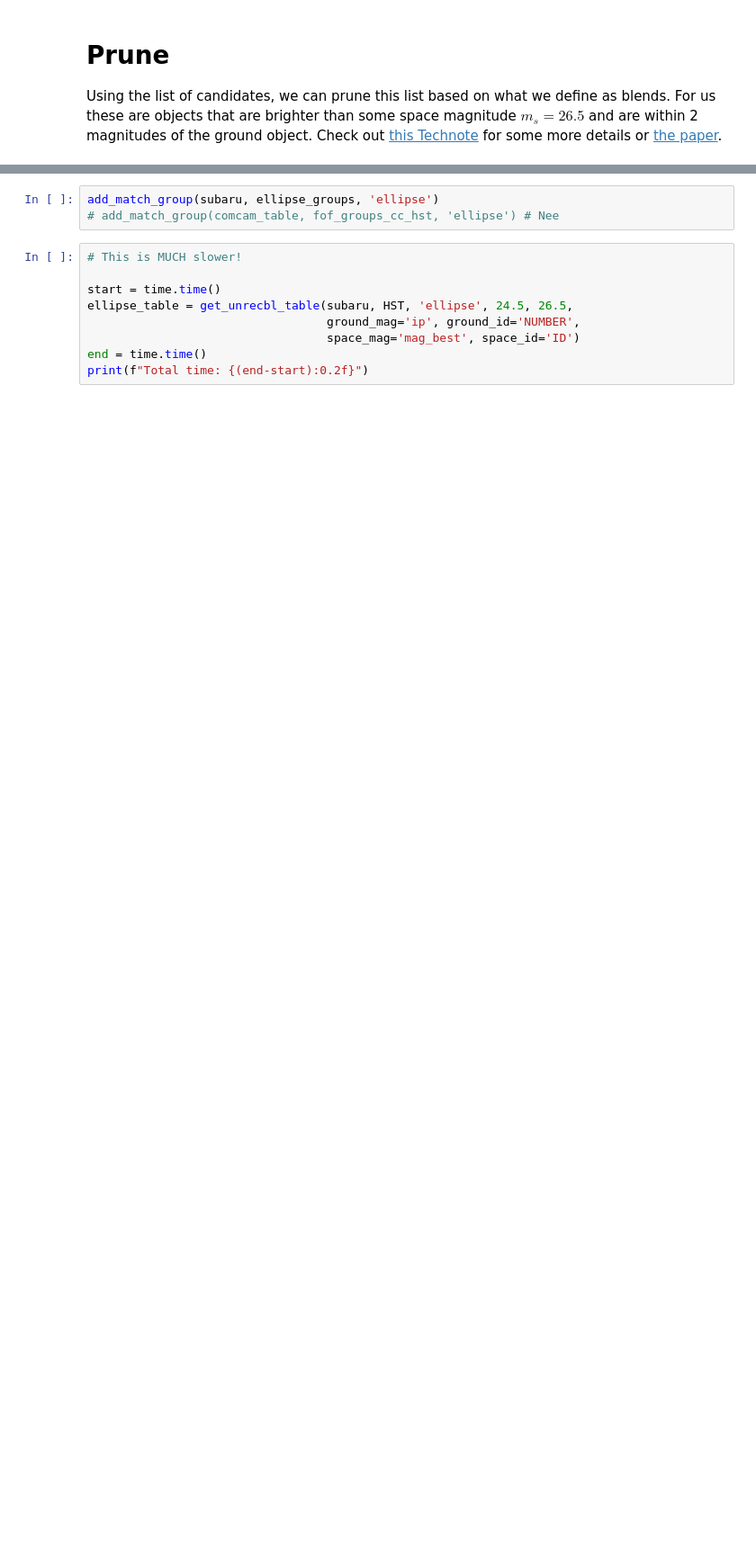
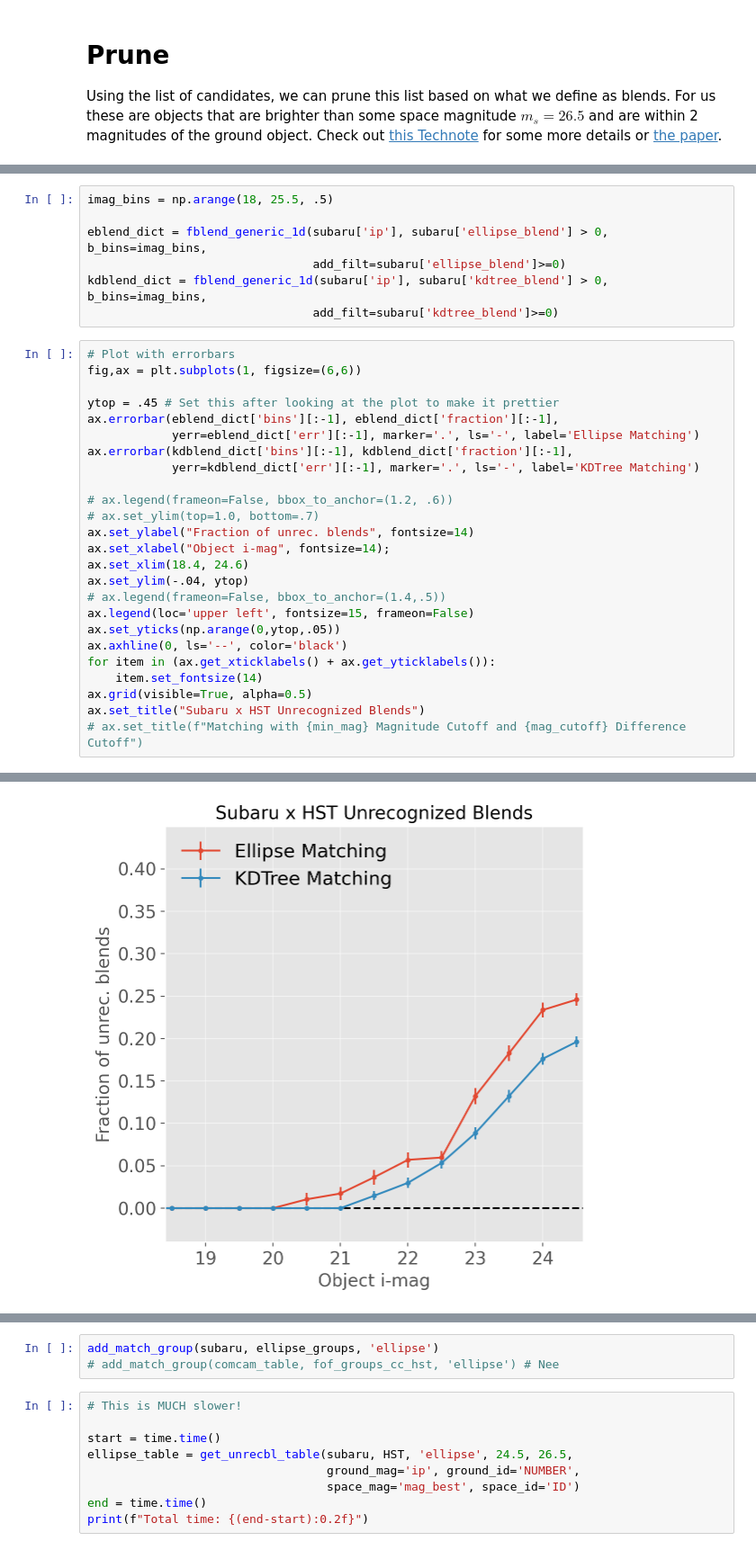
Before and after one commit to LSSTDESC/friendly, a Jupyter notebook: notebooks/COSMOS_friendly_ellipse.ipynb, the cells around one changed output, grey strips where cells are left out. Shown at 90% size. Cells and saved outputs as stored; diff of their text form; blank space fills up the shorter version.

```diff
--- a/notebooks/COSMOS_friendly_ellipse.ipynb
+++ b/notebooks/COSMOS_friendly_ellipse.ipynb
@@ -165,0 +252,33 @@ Check out [this Technote](sitcomtn-128.lsst.io) for some more details or [the pa
+# %%
+imag_bins = np.arange(18, 25.5, .5)
+
+eblend_dict = fblend_generic_1d(subaru['ip'], subaru['ellipse_blend'] > 0, b_bins=imag_bins,
+                                add_filt=subaru['ellipse_blend']>=0)
+kdblend_dict = fblend_generic_1d(subaru['ip'], subaru['kdtree_blend'] > 0, b_bins=imag_bins,
+                                add_filt=subaru['kdtree_blend']>=0)
+# %%
+# Plot with errorbars
+fig,ax = plt.subplots(1, figsize=(6,6))
+
+ytop = .45 # Set this after looking at the plot to make it prettier
+ax.errorbar(eblend_dict['bins'][:-1], eblend_dict['fraction'][:-1],
+            yerr=eblend_dict['err'][:-1], marker='.', ls='-', label='Ellipse Matching')
+ax.errorbar(kdblend_dict['bins'][:-1], kdblend_dict['fraction'][:-1],
+            yerr=kdblend_dict['err'][:-1], marker='.', ls='-', label='KDTree Matching')
+
+# ax.legend(frameon=False, bbox_to_anchor=(1.2, .6))
+# ax.set_ylim(top=1.0, bottom=.7)
+ax.set_ylabel("Fraction of unrec. blends", fontsize=14)
+ax.set_xlabel("Object i-mag", fontsize=14);
+ax.set_xlim(18.4, 24.6)
+ax.set_ylim(-.04, ytop)
+# ax.legend(frameon=False, bbox_to_anchor=(1.4,.5))
+ax.legend(loc='upper left', fontsize=15, frameon=False)
+ax.set_yticks(np.arange(0,ytop,.05))
+ax.axhline(0, ls='--', color='black')
+for item in (ax.get_xticklabels() + ax.get_yticklabels()):
+    item.set_fontsize(14)
+ax.grid(visible=True, alpha=0.5)
+ax.set_title("Subaru x HST Unrecognized Blends")
+# ax.set_title(f"Matching with {min_mag} Magnitude Cutoff and {mag_cutoff} Difference Cutoff")
+# %% [output]
@@ -165,0 +286 @@ Check out [this Technote](sitcomtn-128.lsst.io) for some more details or [the pa
+[figure, added]
```
Also changed, not shown: parts of 29 cells of this notebook, 2 other files.
